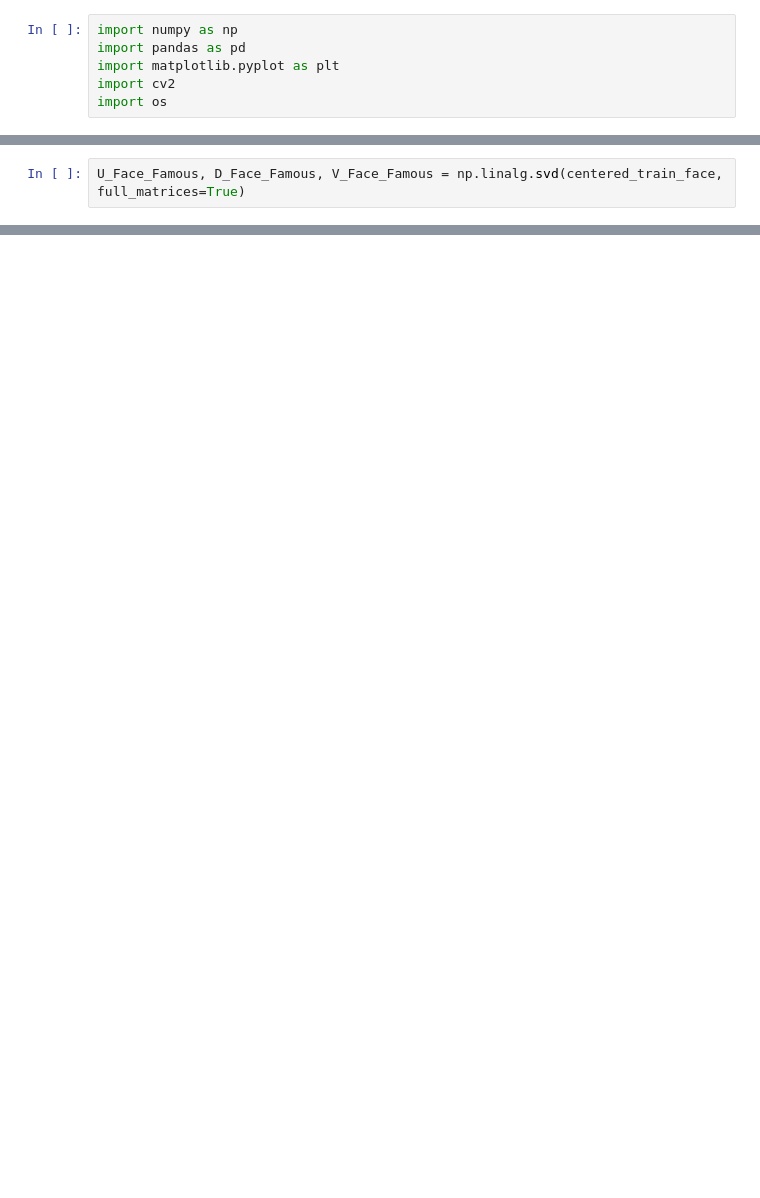
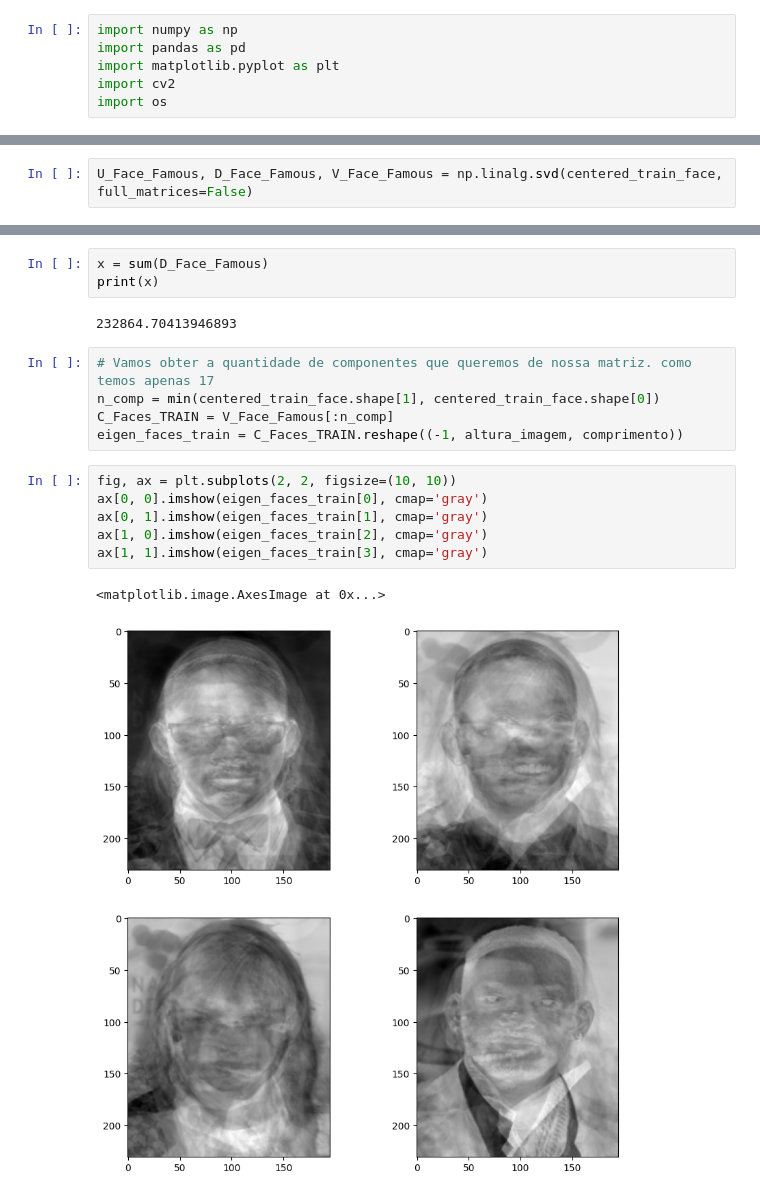
Before and after one commit to PedroPHC25/AL_Trabalho_A2, a Jupyter notebook: eigenswift.ipynb, the cells around one changed output, grey strips where cells are left out. Drawn from its saved outputs; the diff is of its cells as text; blank space fills up the shorter version.

```diff
--- a/eigenswift.ipynb
+++ b/eigenswift.ipynb
@@ -54,5 +58,5 @@ plt.imshow(mean_train_face.reshape(231,195), cmap='gray')
 # %%
-U_Face_Famous, D_Face_Famous, V_Face_Famous = np.linalg.svd(centered_train_face, full_matrices=True)
+U_Face_Famous, D_Face_Famous, V_Face_Famous = np.linalg.svd(centered_train_face, full_matrices=False)
 # %%
 print(D_Face_Famous.shape)
 print(U_Face_Famous.shape)
@@ -63,0 +76,19 @@ print(V_Face_Famous.shape)
+# %%
+x = sum(D_Face_Famous)
+print(x)
+# %% [output]
+232864.70413946893
+# %%
+# Vamos obter a quantidade de componentes que queremos de nossa matriz. como temos apenas 17
+n_comp = min(centered_train_face.shape[1], centered_train_face.shape[0])
+C_Faces_TRAIN = V_Face_Famous[:n_comp]
+eigen_faces_train = C_Faces_TRAIN.reshape((-1, altura_imagem, comprimento))
+# %%
+fig, ax = plt.subplots(2, 2, figsize=(10, 10))
+ax[0, 0].imshow(eigen_faces_train[0], cmap='gray')
+ax[0, 1].imshow(eigen_faces_train[1], cmap='gray')
+ax[1, 0].imshow(eigen_faces_train[2], cmap='gray')
+ax[1, 1].imshow(eigen_faces_train[3], cmap='gray')
+# %% [output]
+<matplotlib.image.AxesImage at 0x...>
+[figure, added]
```
Also changed, not shown: parts of 5 cells of this notebook.
